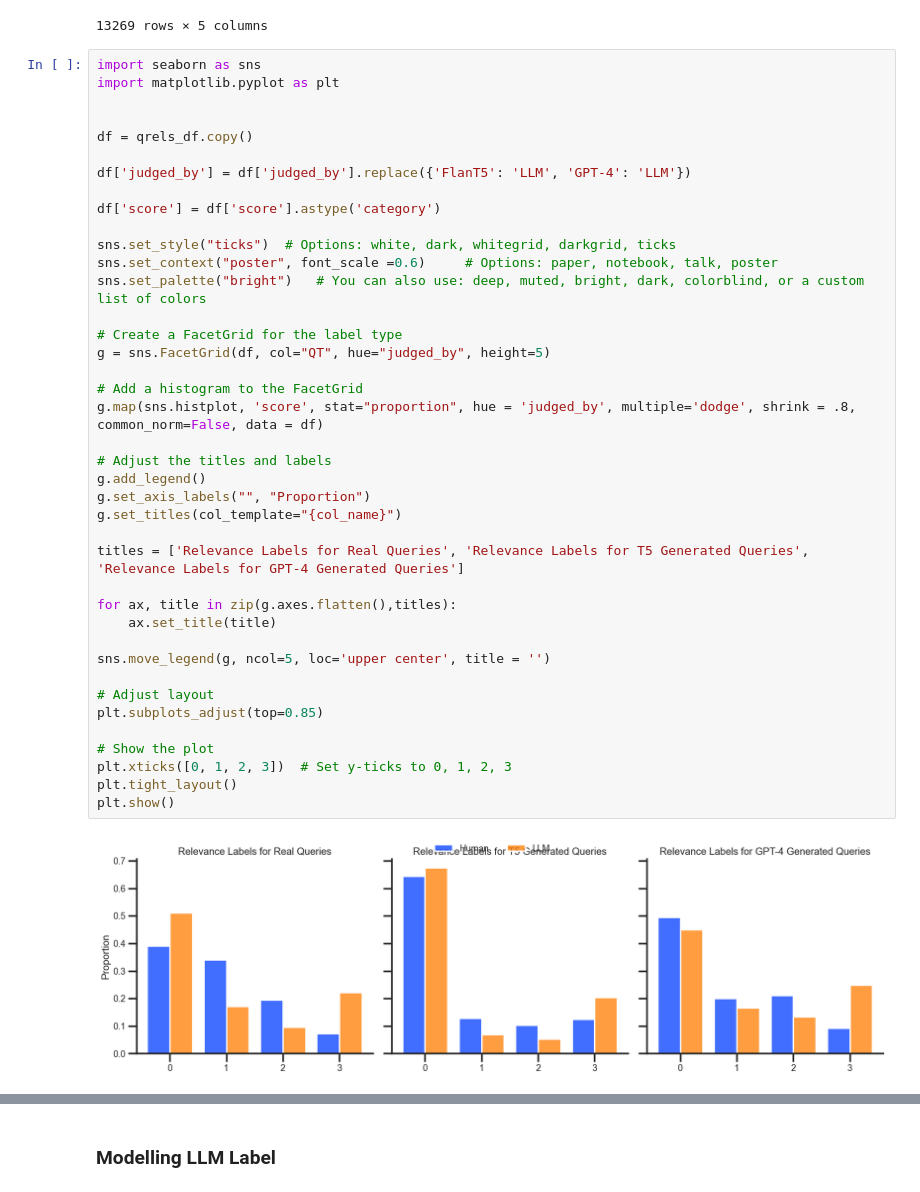
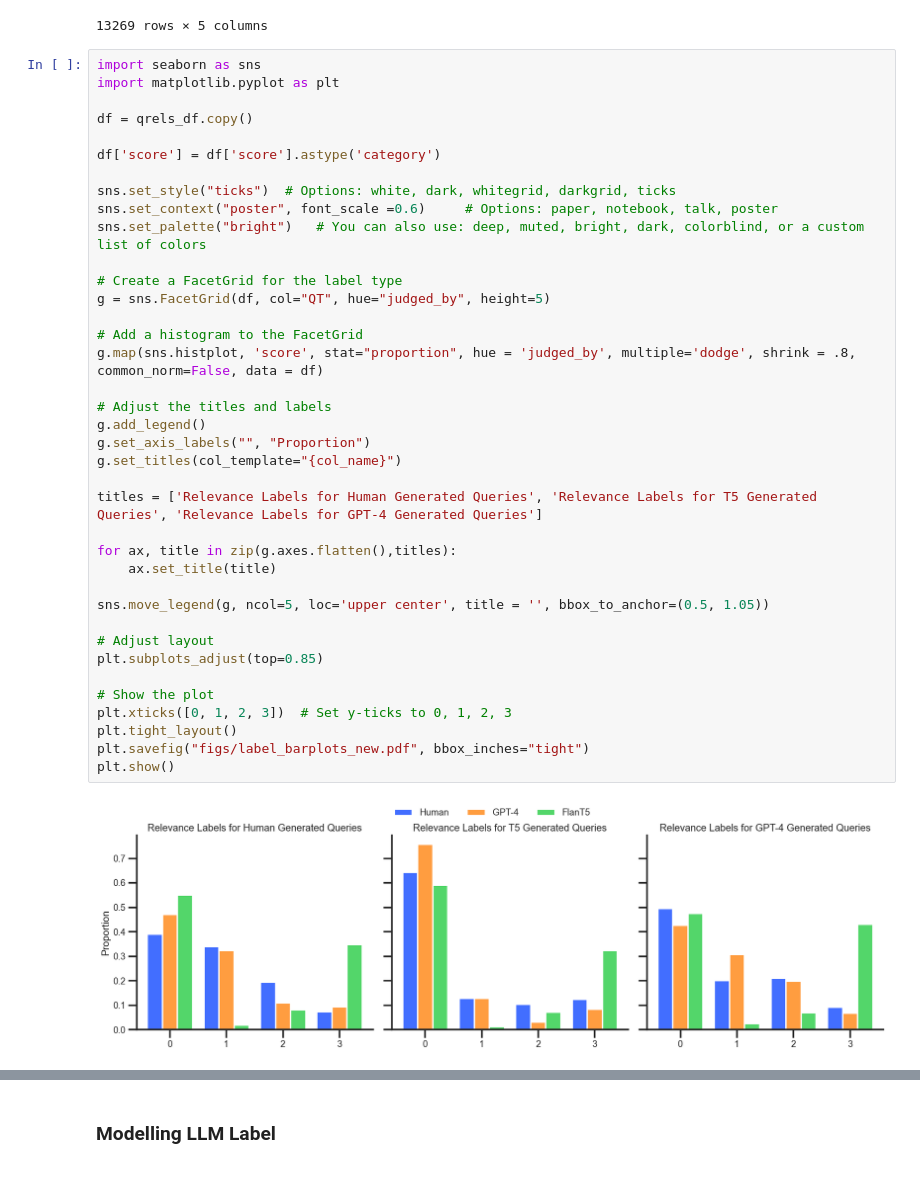
Before and after one commit to rahmanidashti/BiasSyntheticData, a Jupyter notebook: 4-labels-analysis.ipynb, the cells around one changed output, grey strips where cells are left out. Saved outputs shown, nothing was run; the diff lists cells and outputs as text.

Commit message:
varsha update bar plot figures

```diff
--- a/4-labels-analysis.ipynb
+++ b/4-labels-analysis.ipynb
@@ -103,41 +103,39 @@ qrels_df
 import seaborn as sns
 import matplotlib.pyplot as plt
 
-
 df = qrels_df.copy()
-
-df['judged_by'] = df['judged_by'].replace({'FlanT5': 'LLM', 'GPT-4': 'LLM'})
 
 df['score'] = df['score'].astype('category')
 
 sns.set_style("ticks")  # Options: white, dark, whitegrid, darkgrid, ticks
 sns.set_context("poster", font_scale =0.6)     # Options: paper, notebook, talk, poster
 sns.set_palette("bright")   # You can also use: deep, muted, bright, dark, colorblind, or a custom list of colors
 
 # Create a FacetGrid for the label type
 g = sns.FacetGrid(df, col="QT", hue="judged_by", height=5)
 
 # Add a histogram to the FacetGrid
 g.map(sns.histplot, 'score', stat="proportion", hue = 'judged_by', multiple='dodge', shrink = .8, common_norm=False, data = df)
 
 # Adjust the titles and labels
 g.add_legend()
 g.set_axis_labels("", "Proportion")
 g.set_titles(col_template="{col_name}")
 
-titles = ['Relevance Labels for Real Queries', 'Relevance Labels for T5 Generated Queries', 'Relevance Labels for GPT-4 Generated Queries']
+titles = ['Relevance Labels for Human Generated Queries', 'Relevance Labels for T5 Generated Queries', 'Relevance Labels for GPT-4 Generated Queries']
 
 for ax, title in zip(g.axes.flatten(),titles):
     ax.set_title(title)
 
-sns.move_legend(g, ncol=5, loc='upper center', title = '')
+sns.move_legend(g, ncol=5, loc='upper center', title = '', bbox_to_anchor=(0.5, 1.05))
 
 # Adjust layout
 plt.subplots_adjust(top=0.85)
 
 # Show the plot
 plt.xticks([0, 1, 2, 3])  # Set y-ticks to 0, 1, 2, 3
 plt.tight_layout()
+plt.savefig("figs/label_barplots_new.pdf", bbox_inches="tight")
 plt.show()
 # %% [output]
-[figure, old version]
+[figure, new version]
```
Also changed, not shown: parts of 5 cells of this notebook, 2 other files.
